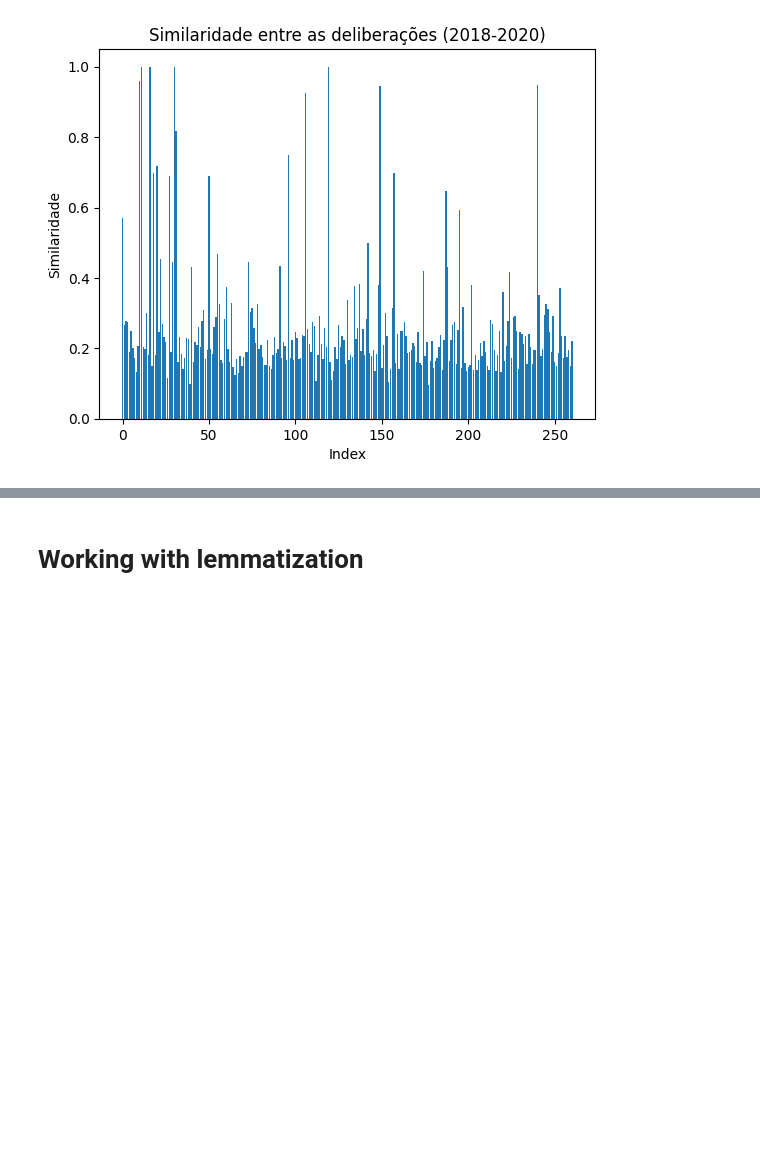
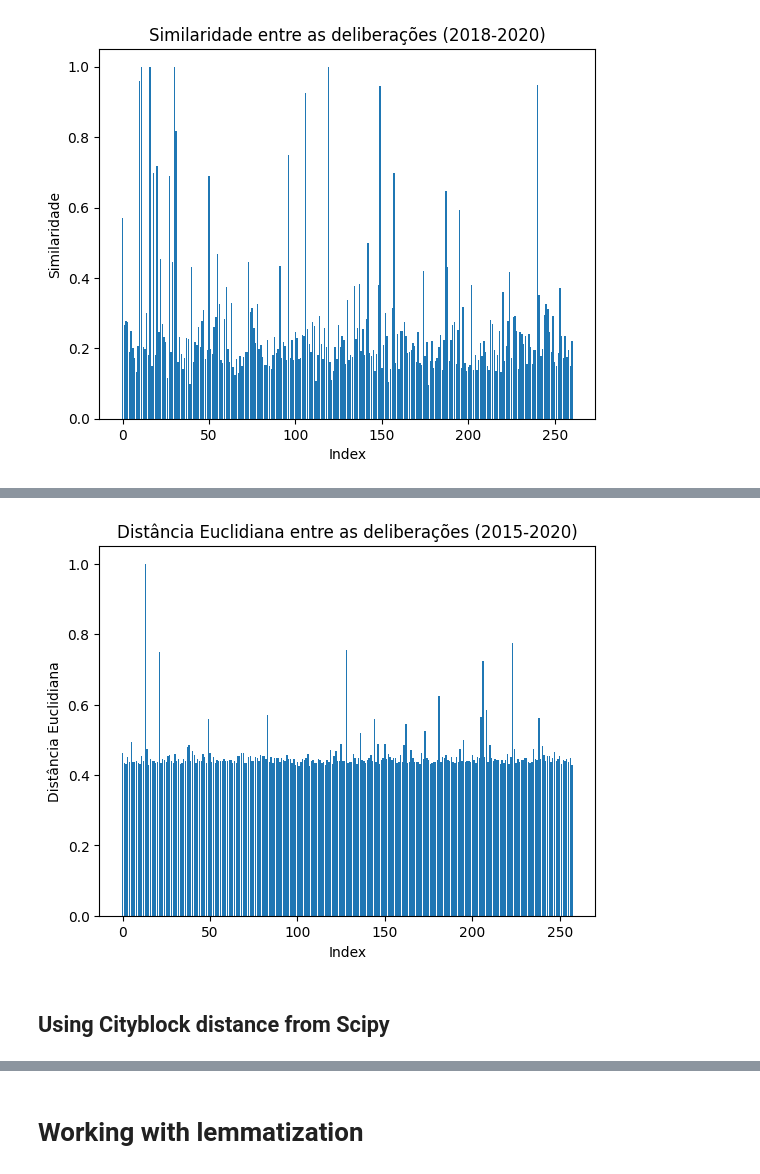
Before and after one commit to Gabrielgermanoo/nlp_research, a Jupyter notebook: pesquisa.ipynb, the cells around one changed output, grey strips where cells are left out. Saved outputs shown, nothing was run; the diff lists cells and outputs as text; code cells hidden in the pictures; blank space fills up the shorter version.

```diff
--- a/pesquisa.ipynb
+++ b/pesquisa.ipynb
@@ -105,0 +274,27 @@ plt.show()
+# %%
+from scipy.spatial.distance import euclidean
+import numpy as np
+
+similaridade_euclidiana_set = set()
+
+for i in range(len(new_df)):
+    # Calcular a distância euclidiana na base de dados
+    distancias_euclidianas = [euclidean(tfidf_matrix[i].toarray().flatten(), tfidf_matrix[j].toarray().flatten()) for j in range(len(new_df))]
+    # Zerar a distância para o próprio index para evitar auto-seleção
+    distancias_euclidianas[i] = np.inf  # Usar np.inf para garantir que este valor seja o maior possível
+
+    # Converter distâncias em similaridades
+    similaridades = [1 / (1 + d) for d in distancias_euclidianas]  # Adiciona 1 para evitar divisão por zero
+
+    # Obter o índice do maior valor de similaridade, que indica o texto mais similar
+    most_similar_index = np.argmax(similaridades)
+    most_similar_value = similaridades[most_similar_index]
+    most_similar_text = new_df['no_stopwords'].iloc[most_similar_index]
+
+    # Adicionar o valor de similaridade ao conjunto
+    similaridade_euclidiana_set.add(most_similar_value)
+
+    print(f"Texto: {new_df['no_stopwords'].iloc[i]}, evento: {new_df['evento'].iloc[i]}")
+    print(f"Texto mais semelhante: {most_similar_text}, evento: {new_df['evento'].iloc[most_similar_index]}")
+    print(f"Similaridade: {most_similar_value}")
+    print("-----")
@@ -105,0 +319,14 @@ plt.show()
+# %%
+import matplotlib.pyplot as plt
+plt.bar(range(len(similaridade_euclidiana_set)), similaridade_euclidiana_set)
+plt.xlabel('Index')
+plt.ylabel('Distância Euclidiana')
+plt.title('Distância Euclidiana entre as deliberações (2015-2020)')
+plt.show()
+
+# Nesse caso quanto mais próximo de 1, mais similar são os textos
+# A distância euclidiana é uma métrica de distância que mede a distância entre dois pontos em um espaço euclidiano.
+# %% [output]
+[figure, added]
+# %% [markdown]
+## Using Cityblock distance from Scipy
```
Also changed, not shown: parts of 17 cells of this notebook.
